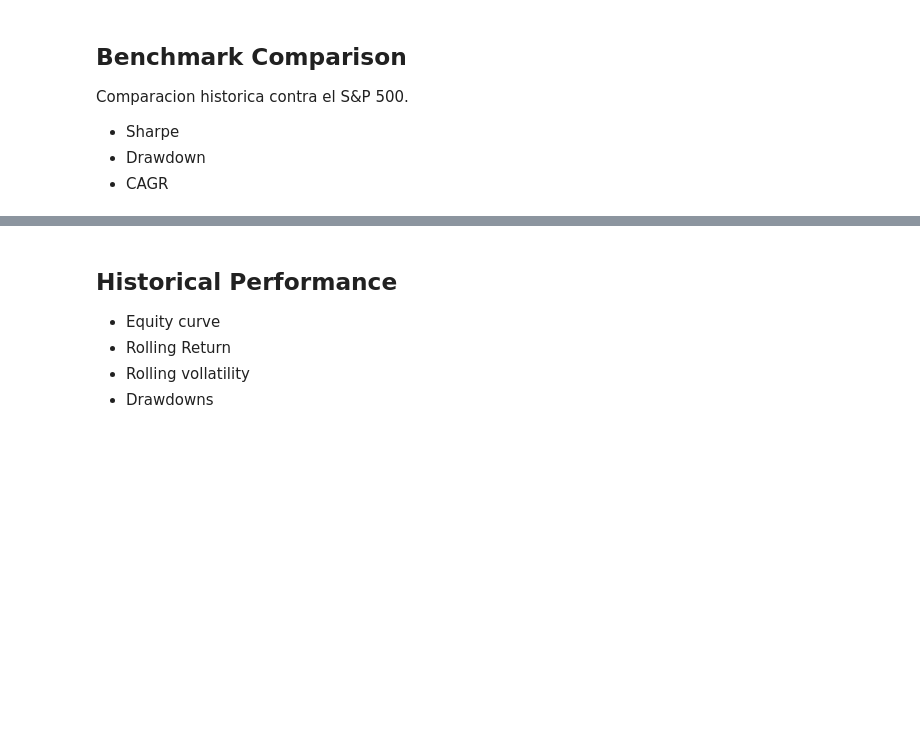
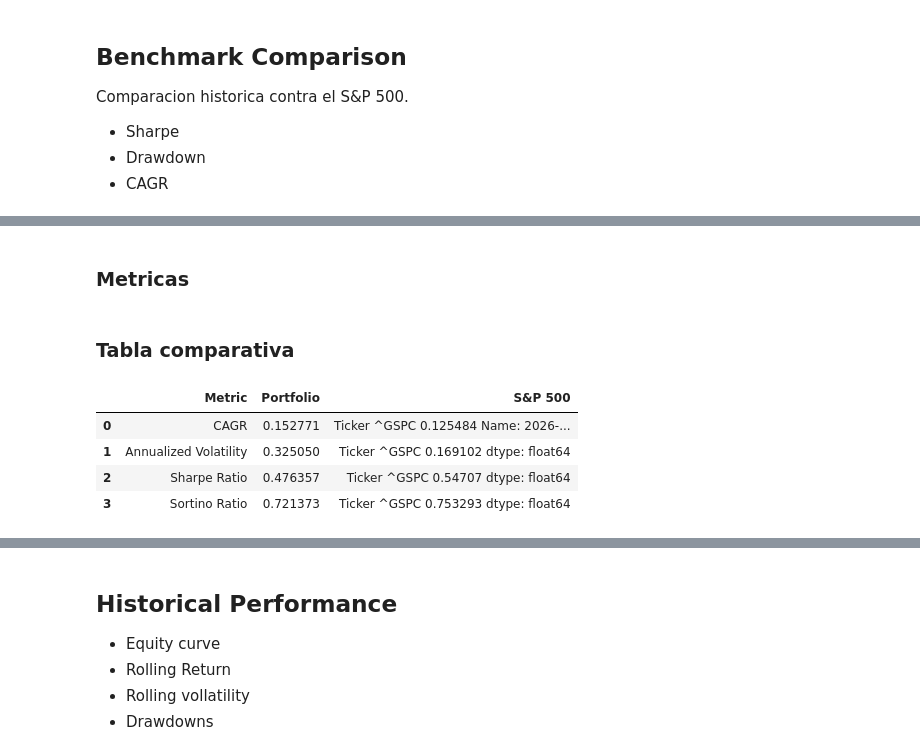
Before and after one commit to Nicosuarezso/portfolio-optimization, a Jupyter notebook: notebooks/04_risk_analysis.ipynb, the cells around one changed output, grey strips where cells are left out. Drawn from its saved outputs; the diff is of its cells as text; code cells hidden in the pictures; blank space fills up the shorter version.

Commit message:
notebook: 04_risk_analysis. Se realizo la comparacion con el benchmark sp500

```diff
--- a/notebooks/04_risk_analysis.ipynb
+++ b/notebooks/04_risk_analysis.ipynb
@@ -476,0 +485,8 @@ Comparacion historica contra el S&P 500.
+# %%
+benchmark_returns = (
+    benchmark_prices
+    .pct_change()
+    .dropna()
+)
+
+benchmark_returns.head()
@@ -476,0 +501,2 @@ Comparacion historica contra el S&P 500.
+# %% [markdown]
+### Metricas
@@ -476,0 +545,31 @@ Comparacion historica contra el S&P 500.
+# %% [markdown]
+### Tabla comparativa
+# %%
+benchmark_comparison = pd.DataFrame({
+    "Metric": [
+        "CAGR",
+        "Annualized Volatility",
+        "Sharpe Ratio",
+        "Sortino Ratio"
+    ],
+    "Portfolio": [
+        cagr,
+        annual_volatility,
+        sharpe_ratio,
+        sortino_ratio
+    ],
+    "S&P 500": [
+        benchmark_cagr,
+        benchmark_volatility,
+        benchmark_sharpe,
+        benchmark_sortino
+    ]
+})
+
+benchmark_comparison
+# %% [output]
+|  | Metric | Portfolio | S&P 500 |
+| 0 | CAGR | 0.152771 | Ticker ^GSPC 0.125484 Name: 2026-... |
+| 1 | Annualized Volatility | 0.325050 | Ticker ^GSPC 0.169102 dtype: float64 |
+| 2 | Sharpe Ratio | 0.476357 | Ticker ^GSPC 0.54707 dtype: float64 |
+| 3 | Sortino Ratio | 0.721373 | Ticker ^GSPC 0.753293 dtype: float64 |
```
Also changed, not shown: parts of 9 cells of this notebook.
